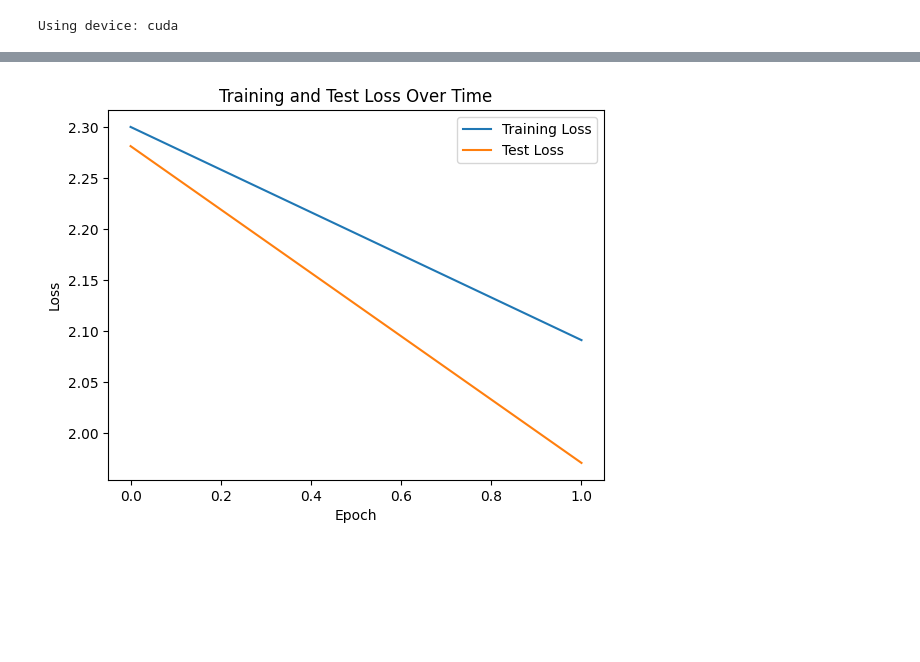
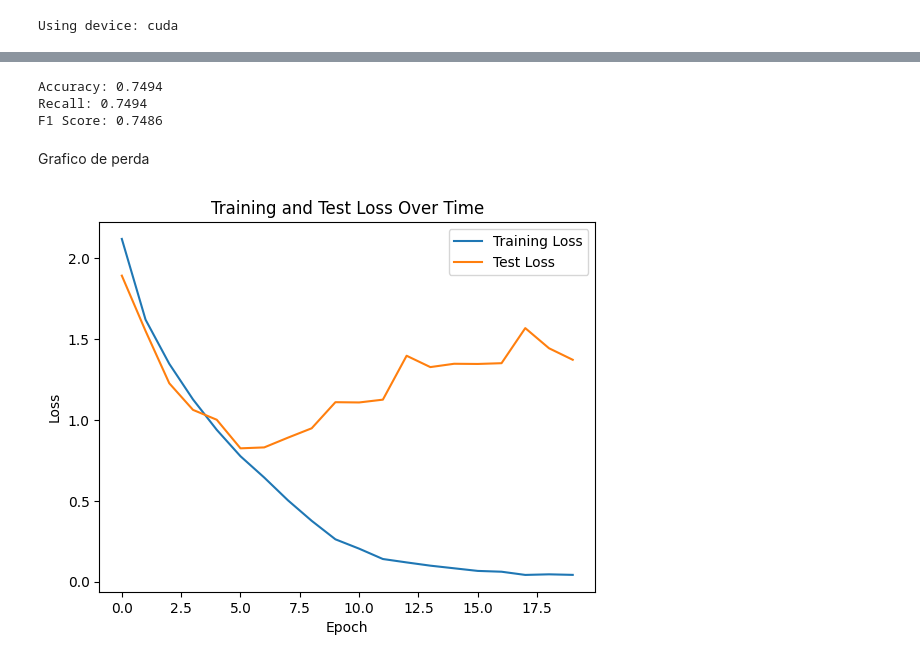
Before and after one commit to romulolassoares/trabalho_pratico_visao_comp, a Jupyter notebook: main.ipynb, the cells around one changed output, grey strips where cells are left out. Drawn from its saved outputs; the diff is of its cells as text; code cells hidden in the pictures; blank space fills up the shorter version.

```diff
--- a/main.ipynb
+++ b/main.ipynb
@@ -47,4 +39,5 @@ Files already downloaded and verified
 # %%
+trainset, testset = load_cifar10(n_size=50, transform=transform)
 # Defina o dataloader
 trainloader = DataLoader(trainset, batch_size=BATCH_SIZE, shuffle=True)
 testloader = DataLoader(testset, batch_size=BATCH_SIZE, shuffle=False)
@@ -55,8 +55,4 @@ alexnet = AlexNet(num_classes=NUM_CLASSES).to(device)
 # %%
 # Defina a função de perda e otimizador
 criterion = nn.CrossEntropyLoss()
-optimizer = optim.SGD(alexnet.parameters(), lr=0.01, momentum=0.9)
-# Treine a rede
-num_epochs = 2
-train_losses = []
-test_losses = []
+optimizer = optim.SGD(alexnet.parameters(), lr=LR_INIT, momentum=MOMENTUM, weight_decay=LR_DECAY)
@@ -113,0 +59,2 @@ Epoch 2/2, Training Loss: 2.0913, Test Loss: 1.9710
+# %%
+model_trained, metrics = make_train(alexnet, NUM_EPOCHS, optimizer,criterion,trainloader, testloader, device)
@@ -113,0 +77,2 @@ Epoch 2/2, Training Loss: 2.0913, Test Loss: 1.9710
+# %%
+metrics_df = pd.DataFrame(metrics)
@@ -114,12 +99,20 @@ Epoch 2/2, Training Loss: 2.0913, Test Loss: 1.9710
+# %%
+evaluate_model(model_trained, testloader, device)
+# %% [output]
+Accuracy: 0.7494
+Recall: 0.7494
+F1 Score: 0.7486
+# %% [markdown]
+Grafico de perda
 # %%
 # Plote gráficos de perda
-plt.plot(train_losses, label='Training Loss')
-plt.plot(test_losses, label='Test Loss')
+plt.plot(metrics_df['train_loss'], label='Training Loss')
+plt.plot(metrics_df['test_loss'], label='Test Loss')
 plt.legend()
 plt.xlabel('Epoch')
 plt.ylabel('Loss')
 plt.title('Training and Test Loss Over Time')
 plt.show()
 # %% [output]
-[figure, old version]
+[figure, new version]
 # %%
```
Also changed, not shown: parts of 19 cells of this notebook, 6 other files.
